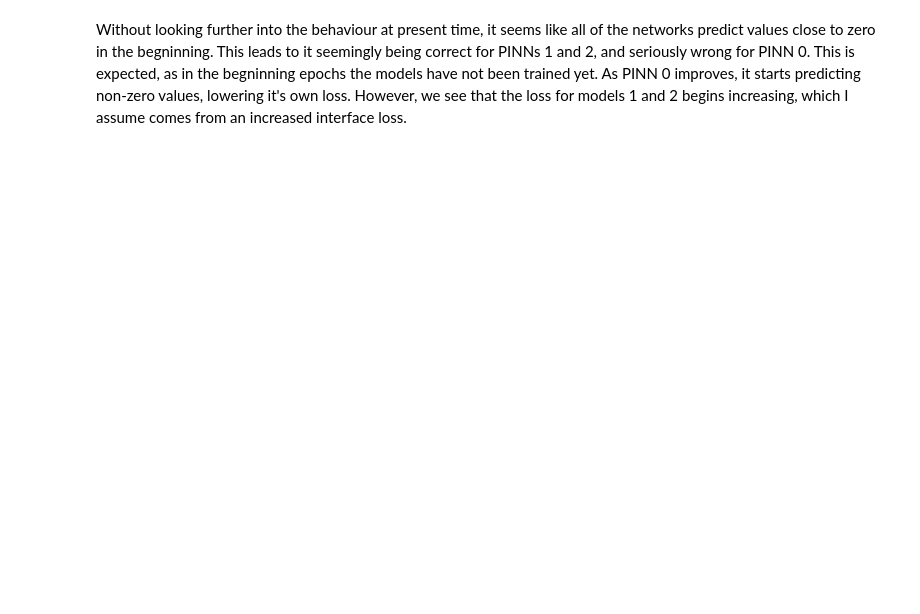
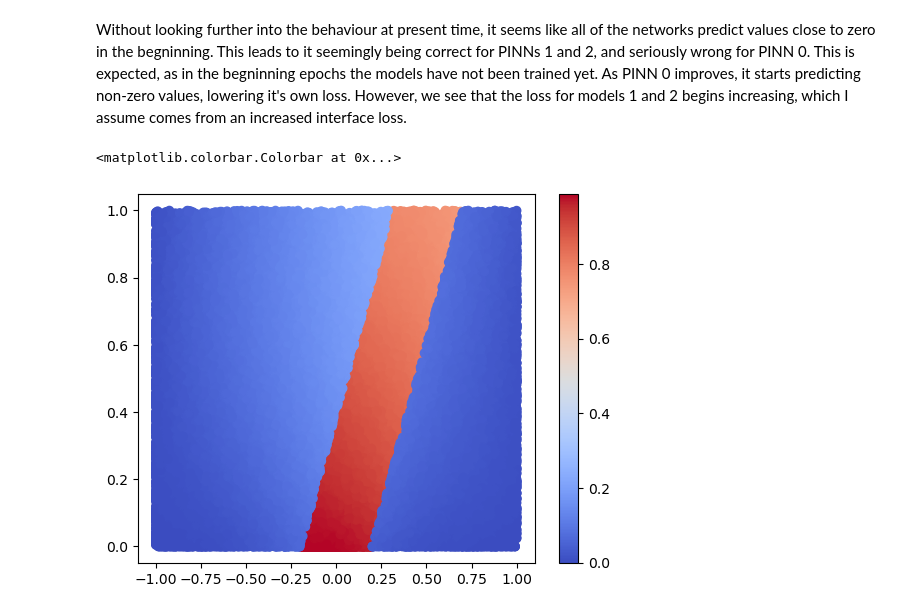
Before and after one commit to augustfe/FYS5429, a Jupyter notebook: Project1XPINNs/src/advection_dev.ipynb, the cells around one changed output. Cells and saved outputs as stored; diff of their text form; code cells hidden in the pictures; blank space fills up the shorter version.

```diff
--- a/Project1XPINNs/src/advection_dev.ipynb
+++ b/Project1XPINNs/src/advection_dev.ipynb
@@ -172,2 +200,24 @@ Text(0.5, 1.0, 'Loss per Pinn over 10000 epochs')
 # %% [markdown]
 Without looking further into the behaviour at present time, it seems like all of the networks predict values close to zero in the begninning. This leads to it seemingly being correct for PINNs 1 and 2, and seriously wrong for PINN 0. This is expected, as in the begninning epochs the models have not been trained yet. As PINN 0 improves, it starts predicting non-zero values, lowering it's own loss. However, we see that the loss for models 1 and 2 begins increasing, which I assume comes from an increased interface loss.
+# %%
+points, predictions = xpinn.predict(file_test)
+total_pred = np.concatenate(predictions)
+min_, max_ = total_pred.min(), total_pred.max()
+# %%
+# fig, ax = plt.subplots()
+
+for point, pred in zip(points, predictions):
+    plt.scatter(point[:, 0], point[:, 1], c=pred, cmap="coolwarm")
+    plt.clim(min_, max_)
+# sc = plt.scatter(
+#     points[2][:, 0],
+#     points[2][:, 1],
+#     c=predictions[2],
+#     cmap="viridis_r",
+#     label=f"PINN {i}",
+# )
+
+plt.colorbar()
+# %% [output]
+<matplotlib.colorbar.Colorbar at 0x...>
+[figure, added]
```
Also changed, not shown: parts of 14 cells of this notebook, 3 other files.
